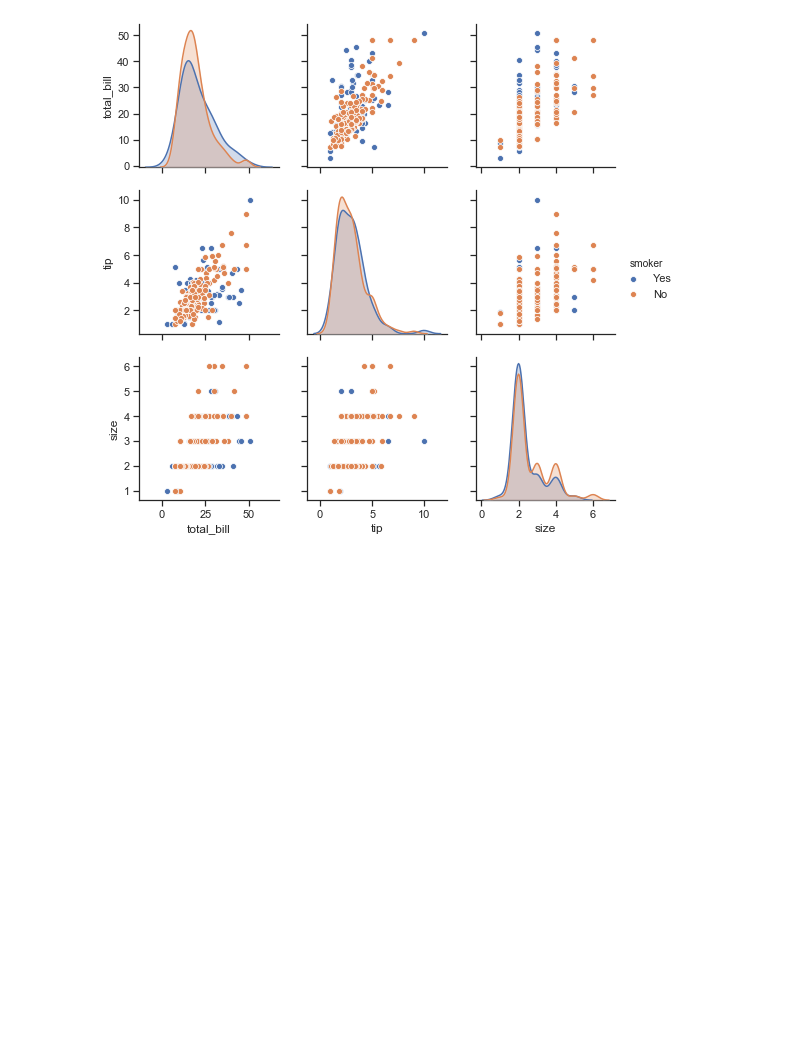
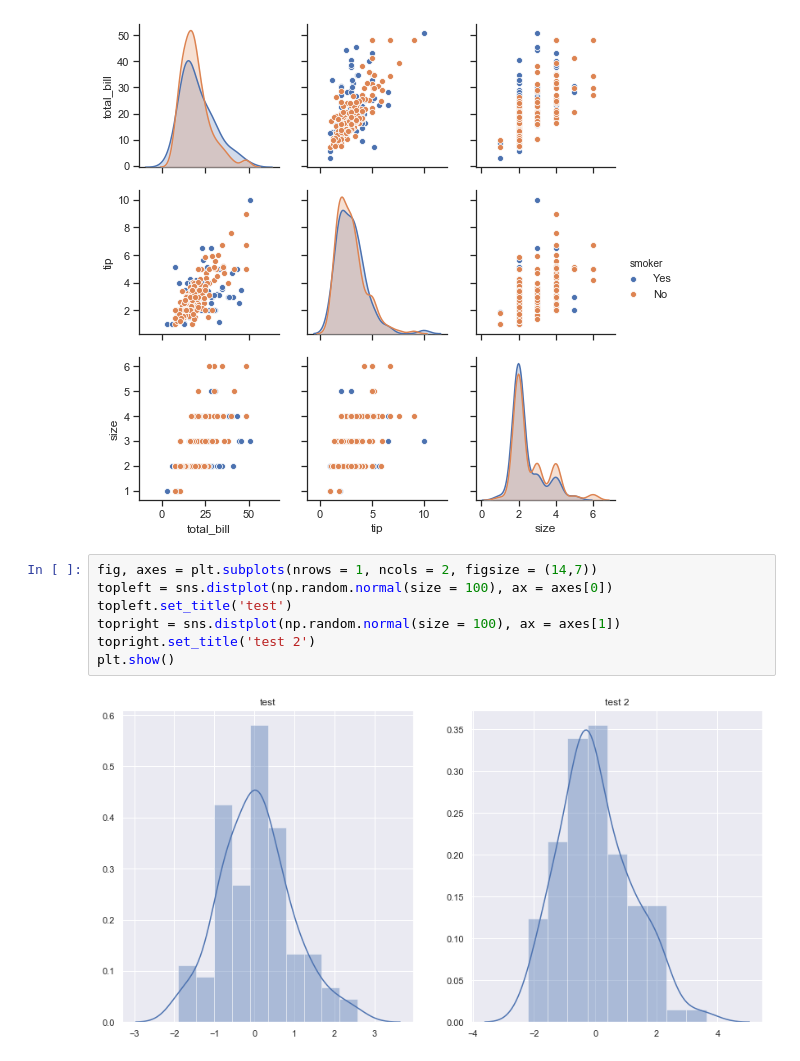
Before and after one commit to nadinezab/seaborn-practice, a Jupyter notebook: Seaborn-practice.ipynb, the cells around one changed output. Saved outputs shown, nothing was run; the diff lists cells and outputs as text; blank space fills up the shorter version.

Commit message:
Added subplots

```diff
--- a/Seaborn-practice.ipynb
+++ b/Seaborn-practice.ipynb
@@ -169,3 +169,12 @@ sns.pairplot(tips, hue = 'smoker')
 # %% [output]
 <seaborn.axisgrid.PairGrid at 0x...>
 [figure]
+# %%
+fig, axes = plt.subplots(nrows = 1, ncols = 2, figsize = (14,7))
+topleft = sns.distplot(np.random.normal(size = 100), ax = axes[0])
+topleft.set_title('test')
+topright = sns.distplot(np.random.normal(size = 100), ax = axes[1])
+topright.set_title('test 2')
+plt.show()
+# %% [output]
+[figure, added]
```
